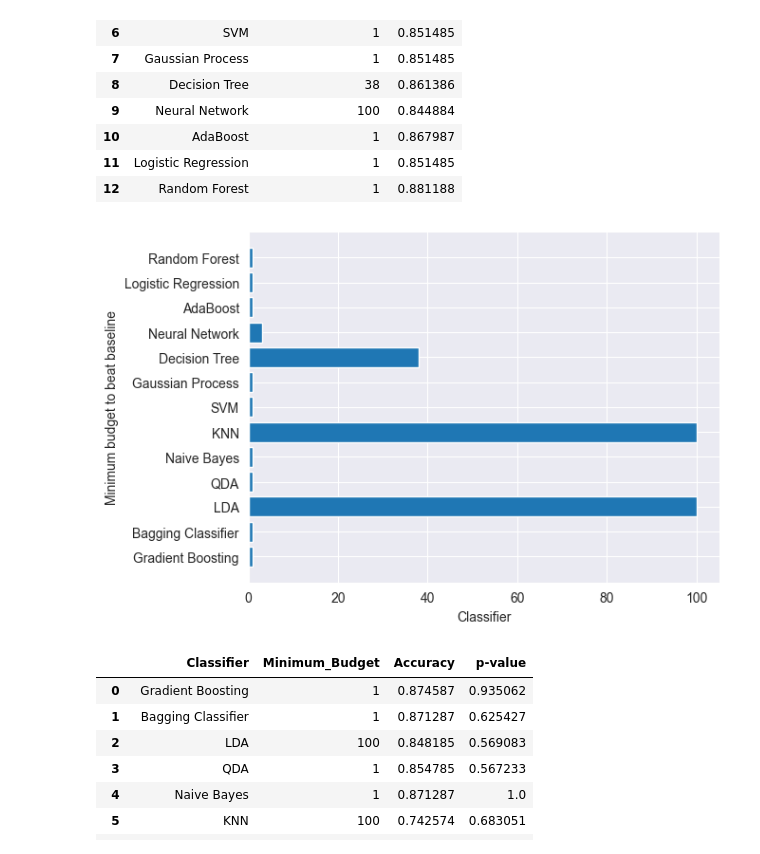
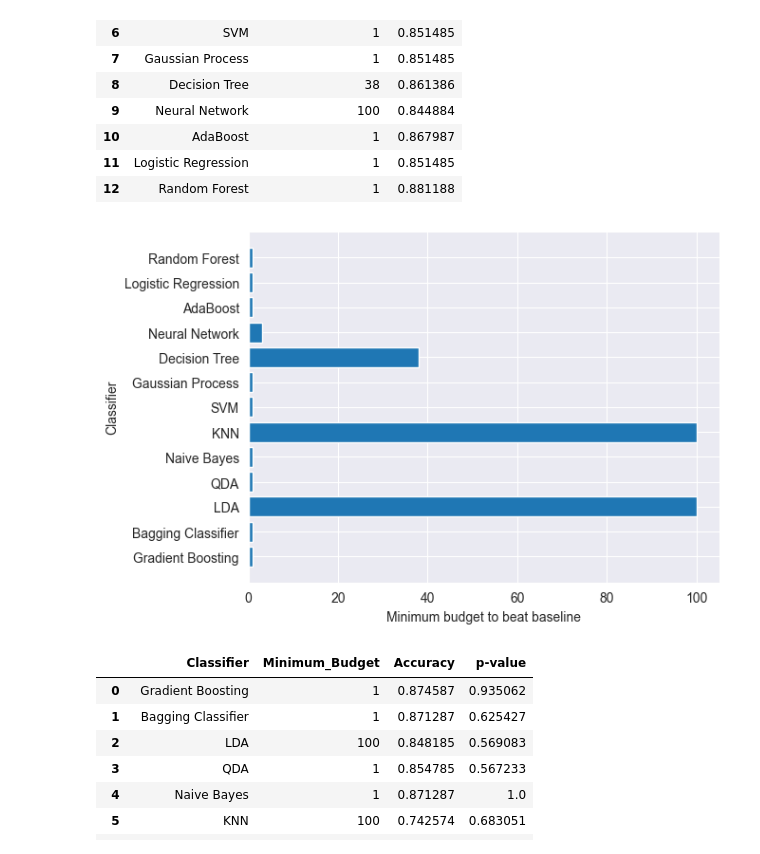
Before and after one commit to jurevito/automl-course, a Jupyter notebook: project1/project.ipynb, the cells around one changed output. Cells and saved outputs as stored; diff of their text form; code cells hidden in the pictures.

Commit message:
fix chart labels

```diff
--- a/project1/project.ipynb
+++ b/project1/project.ipynb
@@ -117,12 +117,12 @@ min_budget_score
 # %%
 from matplotlib import pyplot as plt
 
 plt.barh(min_budget_score['Classifier'], min_budget_score['Minimum_Budget'])
-plt.xlabel("Classifier")
-plt.ylabel("Minimum budget to beat baseline")
+plt.xlabel("Minimum budget to beat baseline")
+plt.ylabel("Classifier")
 plt.show()
 # %% [output]
-[figure, old version]
+[figure, new version]
 # %%
 from util import models
 from scipy.stats import ttest_ind
```
